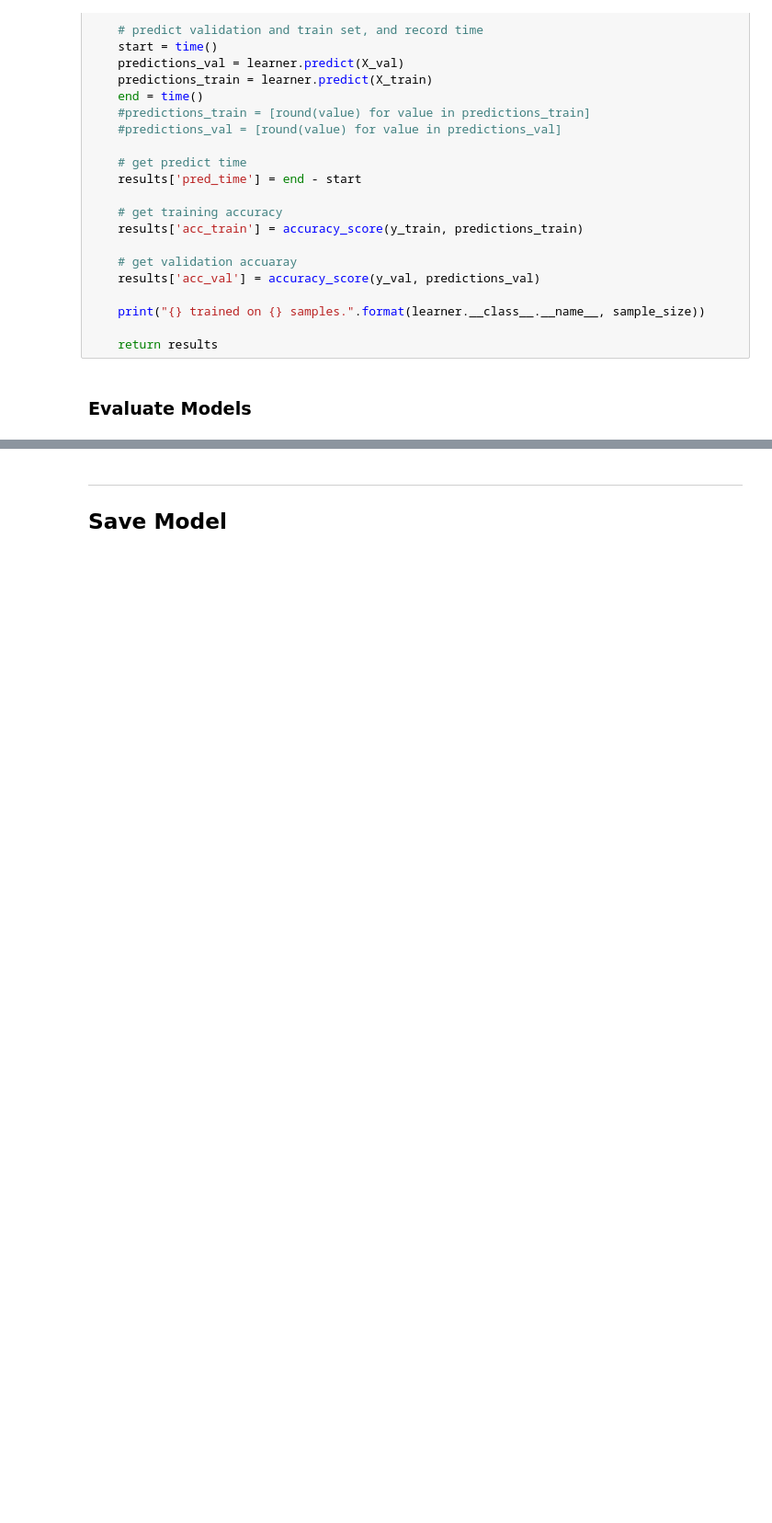
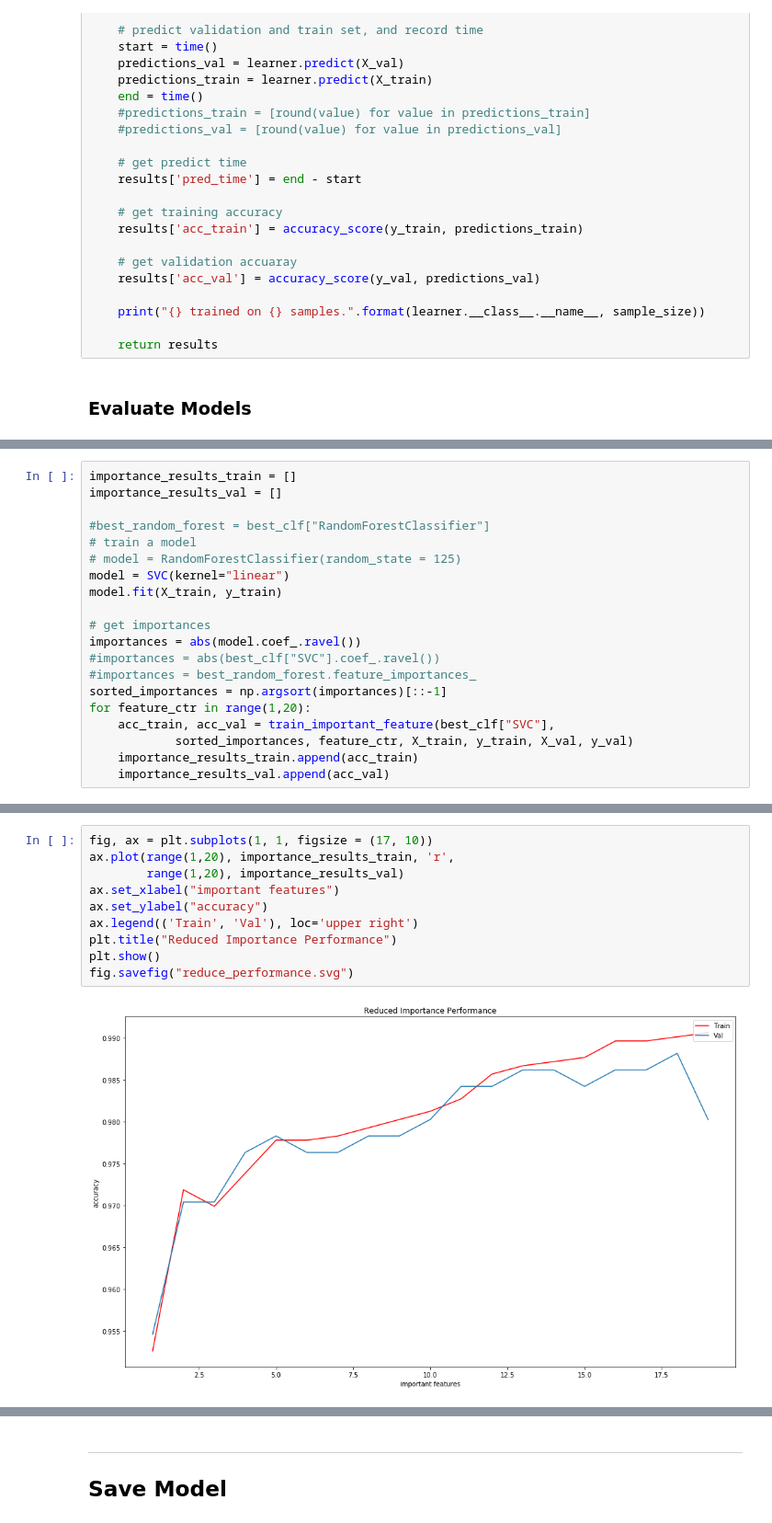
Before and after one commit to JachinShen/GenderOfVoice, a Jupyter notebook: ModelTraining.ipynb, the cells around one changed output, grey strips where cells are left out. Shown: that part at 92% size. Saved outputs shown, nothing was run; the diff lists cells and outputs as text; blank space fills up the shorter version.

```diff
--- a/ModelTraining.ipynb
+++ b/ModelTraining.ipynb
@@ -338,0 +367,20 @@ Only little accuracy was sacrificed after reduction. Considering the reducing am
+# %%
+importance_results_train = []
+importance_results_val = []
+
+#best_random_forest = best_clf["RandomForestClassifier"]
+# train a model
+# model = RandomForestClassifier(random_state = 125)
+model = SVC(kernel="linear")
+model.fit(X_train, y_train)
+
+# get importances
+importances = abs(model.coef_.ravel())
+#importances = abs(best_clf["SVC"].coef_.ravel())
+#importances = best_random_forest.feature_importances_
+sorted_importances = np.argsort(importances)[::-1]
+for feature_ctr in range(1,20):
+    acc_train, acc_val = train_important_feature(best_clf["SVC"],
+            sorted_importances, feature_ctr, X_train, y_train, X_val, y_val)
+    importance_results_train.append(acc_train)
+    importance_results_val.append(acc_val)
@@ -338,0 +407,12 @@ Only little accuracy was sacrificed after reduction. Considering the reducing am
+# %%
+fig, ax = plt.subplots(1, 1, figsize = (17, 10))
+ax.plot(range(1,20), importance_results_train, 'r',
+        range(1,20), importance_results_val)
+ax.set_xlabel("important features")
+ax.set_ylabel("accuracy")
+ax.legend(('Train', 'Val'), loc='upper right')
+plt.title("Reduced Importance Performance")
+plt.show()
+fig.savefig("reduce_performance.svg")
+# %% [output]
+[figure, added]
```
Also changed, not shown: parts of 45 cells of this notebook, 30 other files.
